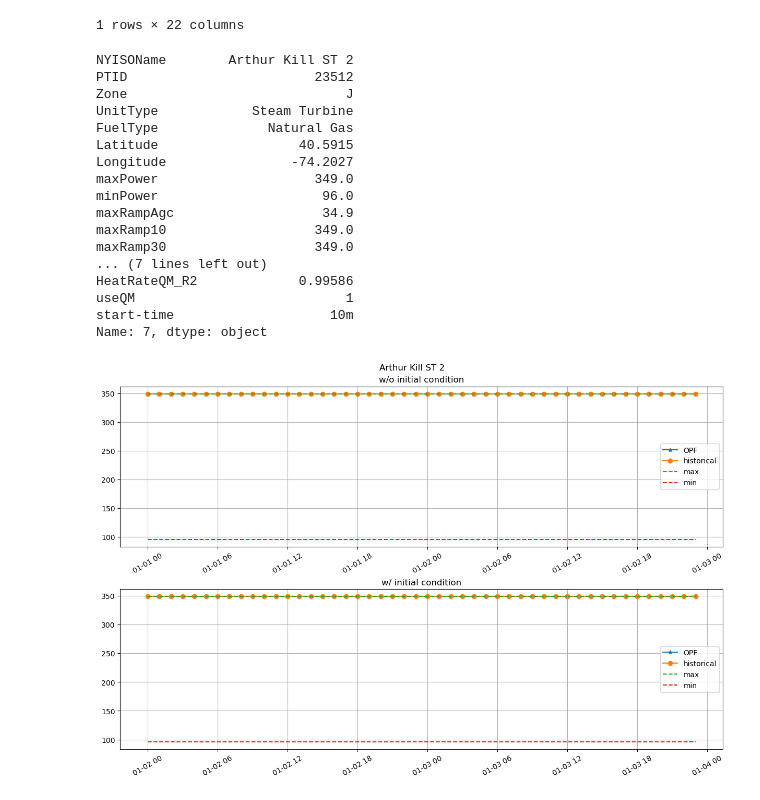
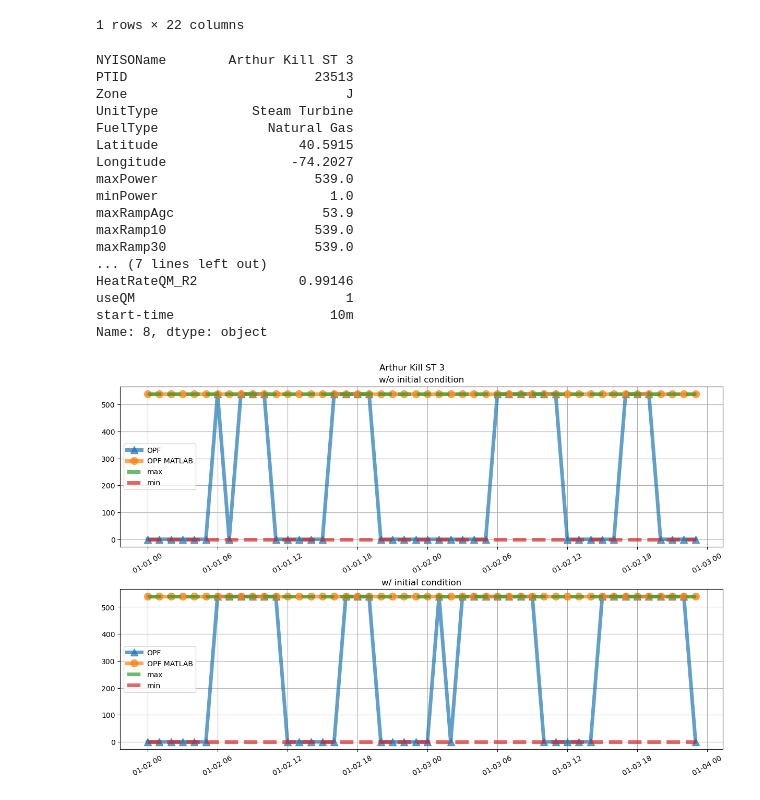
Before and after one commit to boyuan276/NYgrid-python, a Jupyter notebook: examples/ex_opf_2018Baseline.ipynb, the cells around one changed output. Saved outputs shown, nothing was run; the diff lists cells and outputs as text; code cells hidden in the pictures.

```diff
--- a/examples/ex_opf_2018Baseline.ipynb
+++ b/examples/ex_opf_2018Baseline.ipynb
@@ -73,3 +81,14 @@ Length: 8760, dtype: float64
+# %%
+# Increase CT and ST generation costs
+ct_index = grid_prop["gen_prop"]["GEN_FUEL"].isin(
+    ["Combustion Turbine", "Internal Combustion", "Jet Engine"]
+).to_numpy()
+st_index = grid_prop["gen_prop"]["GEN_FUEL"].isin(["Steam Turbine"]).to_numpy()
+
+gencost1_profile_new = grid_profile['gencost1_profile'].copy()
+gencost1_profile_new.loc[:, ct_index] = gencost1_profile_new.loc[:, ct_index] * 3
+gencost1_profile_new.loc[:, st_index] = gencost1_profile_new.loc[:, st_index] * 3
+grid_profile['gencost1_profile'] = gencost1_profile_new
 # %% [markdown]
 ## Multi-period OPF
 # %% [markdown]
@@ -473,46 +492,71 @@ gen_info[gen_info['PTID'] == 23512]
 |  | NYISOName | PTID | Zone | UnitType | FuelType | Latitude | Longitude | maxPower | minPower | maxRampAgc | ... |
 | 7 | Arthur Kill ST 2 | 23512 | J | Steam Turbine | Natural Gas | 40.5915 | -74.2027 | 349.0 | 96.0 | 34.9 | ... |
 1 rows × 22 columns
+# %%
+def plot_gen(thermal_pg: pd.Series,
+             gen_hist: pd.Series,
+             gen_max: pd.Series,
+             gen_min: pd.Series,
+             ax: plt.Axes,
+             title) -> plt.Axes:
+
+    ax.plot(thermal_pg.index, thermal_pg,
+            marker='^', label='OPF',
+            linewidth=5, alpha=0.7, markersize=10)
+    ax.plot(thermal_pg.index, gen_hist,
+            marker='o', label='OPF MATLAB',
+            linewidth=5, alpha=0.7, markersize=10)
+    ax.plot(thermal_pg.index, gen_max,
+            linestyle='--', label='max',
+            linewidth=5, alpha=0.7, markersize=10)
+    ax.plot(thermal_pg.index, gen_min,
+            linestyle='--', label='min',
+            linewidth=5, alpha=0.7, markersize=10)
+    ax.legend()
+    if title:
+        ax.set_title(title)
+
+    return ax
 # %%
-ii = 7
+ii = 8
 display(gen_info.iloc[ii, :])
 
 fig, axs = plt.subplots(2, 1, figsize=(12, 8), layout='constrained')
 
-axs[0] = ng_plots.plot_gen(thermal_pg_0.iloc[:, ii],
+axs[0] = plot_gen(thermal_pg_0.iloc[:, ii],
                            grid_profile['gen_profile'][start_datetime_0:end_datetime_0].iloc[:, ii],
                            grid_profile['genmax_profile'][start_datetime_0:end_datetime_0].iloc[:, ii],
                            grid_profile['genmin_profile'][start_datetime_0:end_datetime_0].iloc[:, ii],
                            ax=axs[0], title="w/o initial condition")
 
-axs[1] = ng_plots.plot_gen(thermal_pg_1.iloc[:, ii],
+axs[1] = plot_gen(thermal_pg_1.iloc[:, ii],
                            grid_profile['gen_profile'][start_datetime_1:end_datetime_1].iloc[:, ii],
                            grid_profile['genmax_profile'][start_datetime_1:end_datetime_1].iloc[:, ii],
                            grid_profile['genmin_profile'][start_datetime_1:end_datetime_1].iloc[:, ii],
                            ax=axs[1], title="w/ initial condition")
 
 for ax in axs.flat:
     ax.tick_params(axis='x', rotation=30)
     ax.grid()
 
 fig.suptitle(f'{gen_info.NYISOName[ii]}')
 fig.show()
 # %% [output]
-NYISOName        Arthur Kill ST 2
-PTID                        23512
+NYISOName        Arthur Kill ST 3
+PTID                        23513
 Zone                            J
 UnitType            Steam Turbine
 FuelType              Natural Gas
 Latitude                  40.5915
 Longitude                -74.2027
-maxPower                    349.0
-minPower                     96.0
-maxRampAgc                   34.9
-maxRamp10                   349.0
-maxRamp30                   349.0
+maxPower                    539.0
+minPower                      1.0
+maxRampAgc                   53.9
+maxRamp10                   539.0
+maxRamp30                   539.0
 ... (7 lines left out)
-HeatRateQM_R2             0.99586
+HeatRateQM_R2             0.99146
 useQM                           1
 start-time                    10m
-Name: 7, dtype: object
+Name: 8, dtype: object
-[figure, old version]
+[figure, new version]
```
Also changed, not shown: parts of 8 cells of this notebook, 2 other files.
